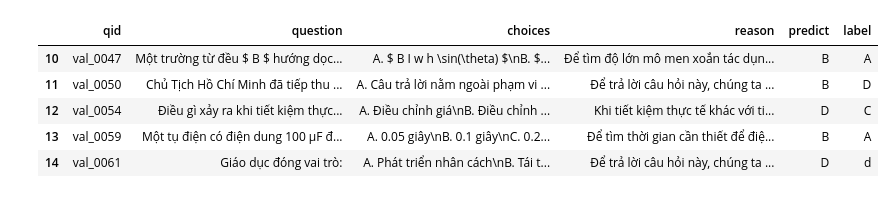
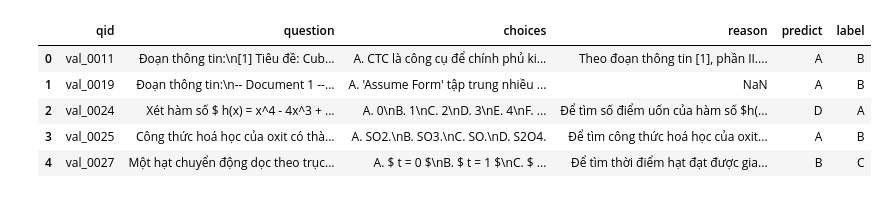
Before and after one commit to LeNguyenAnhKhoa/vnpt-hackathon2025, a Jupyter notebook: output/test.ipynb, the cells around one changed output. Cells and saved outputs as stored; diff of their text form; code cells hidden in the pictures.

```diff
--- a/output/test.ipynb
+++ b/output/test.ipynb
@@ -1,13 +1,13 @@
 # %%
 import pandas as pd
 pd.set_option('display.max_colwidth', None)
 
 df = pd.read_csv("./error.csv")
-df[10:15]
+df[:5]
 # %% [output]
 |  | qid | question | choices | reason | predict | label |
-| 10 | val_0047 | Một trường từ đều $ B $ hướng dọc... | A. $ B I w h \sin(\theta) $\nB. $... | Để tìm độ lớn mô men xoắn tác dụn... | B | A |
-| 11 | val_0050 | Chủ Tịch Hồ Chí Minh đã tiếp thu ... | A. Câu trả lời nằm ngoài phạm vi ... | Để trả lời câu hỏi này, chúng ta ... | B | D |
-| 12 | val_0054 | Điều gì xảy ra khi tiết kiệm thực... | A. Điều chỉnh giá\nB. Điều chỉnh ... | Khi tiết kiệm thực tế khác với ti... | D | C |
-| 13 | val_0059 | Một tụ điện có điện dung 100 μF đ... | A. 0.05 giây\nB. 0.1 giây\nC. 0.2... | Để tìm thời gian cần thiết để điệ... | B | A |
-| 14 | val_0061 | Giáo dục đóng vai trò: | A. Phát triển nhân cách\nB. Tái t... | Để trả lời câu hỏi này, chúng ta ... | D | d |
+| 0 | val_0011 | Đoạn thông tin:\n[1] Tiêu đề: Cub... | A. CTC là công cụ để chính phủ ki... | Theo đoạn thông tin [1], phần II.... | A | B |
+| 1 | val_0019 | Đoạn thông tin:\n-- Document 1 --... | A. 'Assume Form' tập trung nhiều ... | NaN | A | B |
+| 2 | val_0024 | Xét hàm số $ h(x) = x^4 - 4x^3 + ... | A. 0\nB. 1\nC. 2\nD. 3\nE. 4\nF. ... | Để tìm số điểm uốn của hàm số $h(... | D | A |
+| 3 | val_0025 | Công thức hoá học của oxit có thà... | A. SO2.\nB. SO3.\nC. SO.\nD. S2O4. | Để tìm công thức hoá học của oxit... | A | B |
+| 4 | val_0027 | Một hạt chuyển động dọc theo trục... | A. $ t = 0 $\nB. $ t = 1 $\nC. $ ... | Để tìm thời điểm hạt đạt được gia... | B | C |
```
Also changed, not shown: 12 other files.
